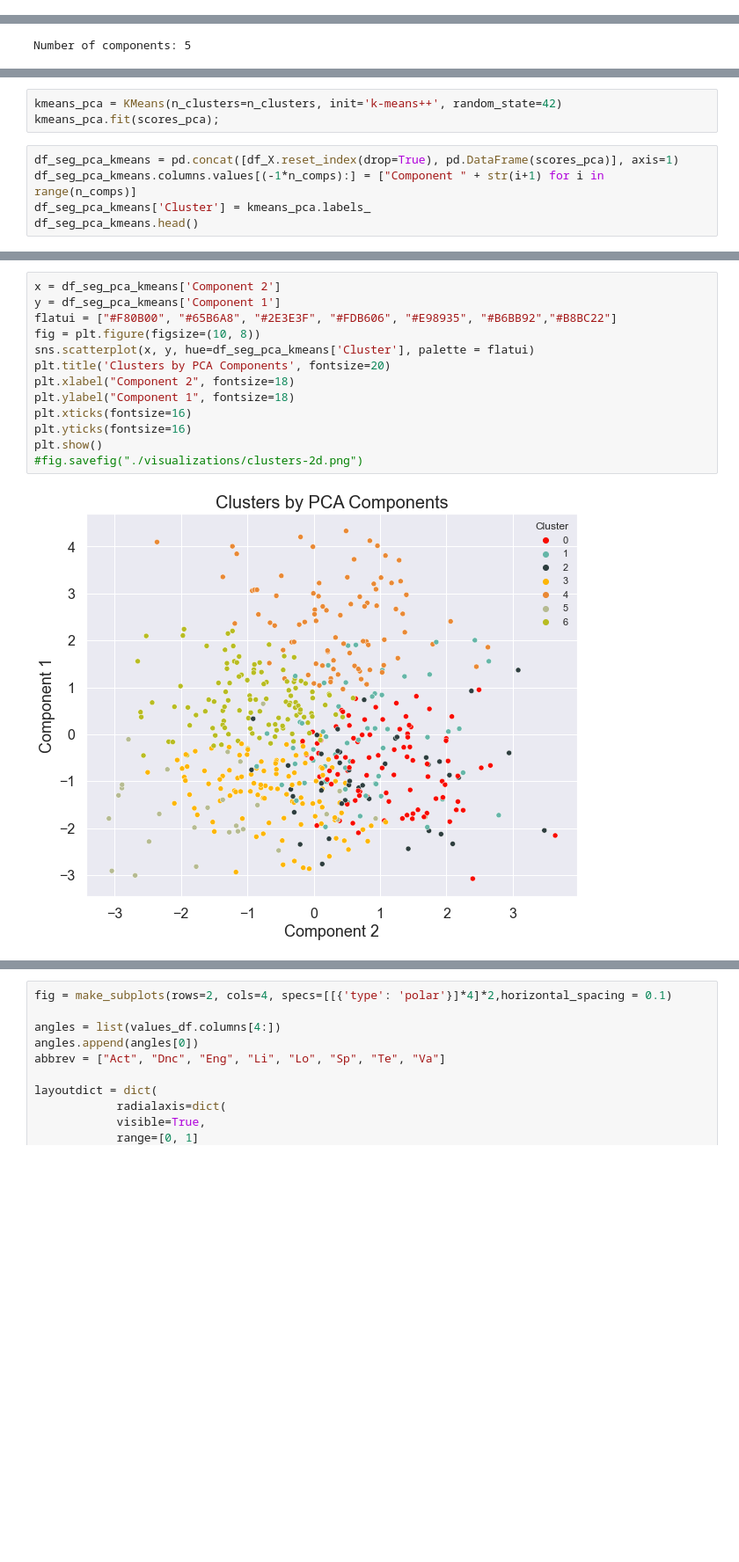
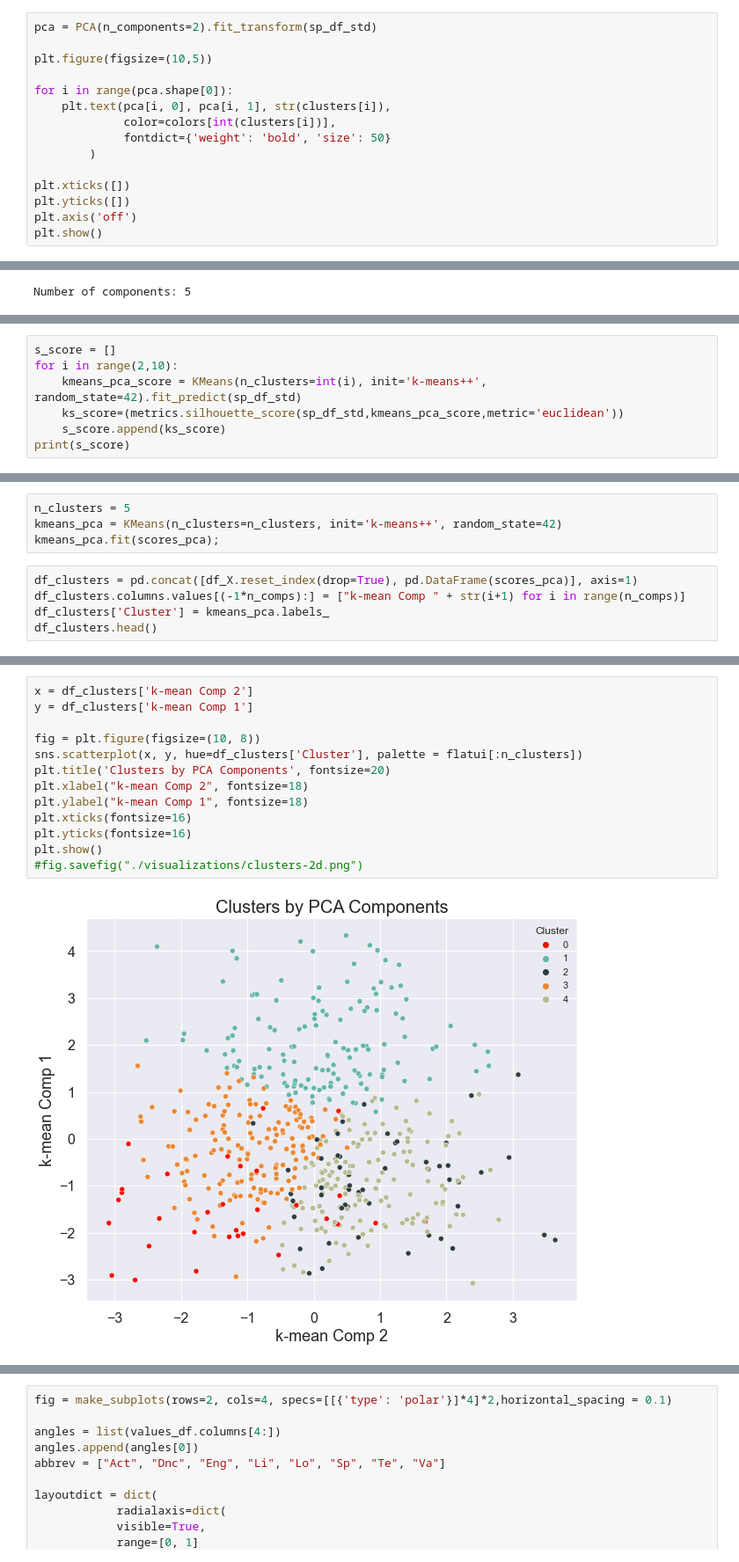
Before and after one commit to MoGGit/Spotify-Audio-Clustring, a Jupyter notebook: Music-clustring.ipynb, the cells around one changed output, grey strips where cells are left out. Shown at 88% size. Cells and saved outputs as stored; diff of their text form; blank space fills up the shorter version.

```diff
--- a/Music-clustring.ipynb
+++ b/Music-clustring.ipynb
@@ -87,0 +145,15 @@ sp_df_std = scaler.fit_transform(df_X)
+# %%
+pca = PCA(n_components=2).fit_transform(sp_df_std)
+
+plt.figure(figsize=(10,5))
+
+for i in range(pca.shape[0]):
+    plt.text(pca[i, 0], pca[i, 1], str(clusters[i]),
+             color=colors[int(clusters[i])],
+             fontdict={'weight': 'bold', 'size': 50}
+        )
+
+plt.xticks([])
+plt.yticks([])
+plt.axis('off')
+plt.show()
@@ -150,0 +247,7 @@ plt.show()
+# %%
+s_score = []
+for i in range(2,10):
+    kmeans_pca_score = KMeans(n_clusters=int(i), init='k-means++', random_state=42).fit_predict(sp_df_std)
+    ks_score=(metrics.silhouette_score(sp_df_std,kmeans_pca_score,metric='euclidean'))
+    s_score.append(ks_score)
+print(s_score)
@@ -151,9 +269,10 @@ plt.show()
 # %%
+n_clusters = 5
 kmeans_pca = KMeans(n_clusters=n_clusters, init='k-means++', random_state=42)
 kmeans_pca.fit(scores_pca);
 # %%
-df_seg_pca_kmeans = pd.concat([df_X.reset_index(drop=True), pd.DataFrame(scores_pca)], axis=1)
-df_seg_pca_kmeans.columns.values[(-1*n_comps):] = ["Component " + str(i+1) for i in range(n_comps)]
-df_seg_pca_kmeans['Cluster'] = kmeans_pca.labels_
-df_seg_pca_kmeans.head()
+df_clusters = pd.concat([df_X.reset_index(drop=True), pd.DataFrame(scores_pca)], axis=1)
+df_clusters.columns.values[(-1*n_comps):] = ["k-mean Comp " + str(i+1) for i in range(n_comps)]
+df_clusters['Cluster'] = kmeans_pca.labels_
+df_clusters.head()
 # %% [output]
@@ -164,20 +283,20 @@ df_seg_pca_kmeans.head()
 | 3 | 0.4030 | 0.280 | 0.720 | 0.3940 | -9.668 | 0.1110 | 202.523 | 0.805 | -0.817926 | ... |
 | 4 | 0.1500 | 0.819 | 0.537 | 0.0871 | -5.223 | 0.0414 | 115.086 | 0.963 | -1.285864 | ... |
 # %%
-x = df_seg_pca_kmeans['Component 2']
-y = df_seg_pca_kmeans['Component 1']
-flatui = ["#F80B00", "#65B6A8", "#2E3E3F", "#FDB606", "#E98935", "#B6BB92","#B8BC22"]
+x = df_clusters['k-mean Comp 2']
+y = df_clusters['k-mean Comp 1']
+
 fig = plt.figure(figsize=(10, 8))
-sns.scatterplot(x, y, hue=df_seg_pca_kmeans['Cluster'], palette = flatui)
+sns.scatterplot(x, y, hue=df_clusters['Cluster'], palette = flatui[:n_clusters])
 plt.title('Clusters by PCA Components', fontsize=20)
-plt.xlabel("Component 2", fontsize=18)
-plt.ylabel("Component 1", fontsize=18)
+plt.xlabel("k-mean Comp 2", fontsize=18)
+plt.ylabel("k-mean Comp 1", fontsize=18)
 plt.xticks(fontsize=16)
 plt.yticks(fontsize=16)
 plt.show()
 #fig.savefig("./visualizations/clusters-2d.png")
 # %% [output]
-[figure, old version]
+[figure, new version]
 # %%
 time_start = time.time()
 tsne = TSNE(n_components=2, verbose=1, perplexity=40, n_iter=300)
```
Also changed, not shown: parts of 34 cells of this notebook.
